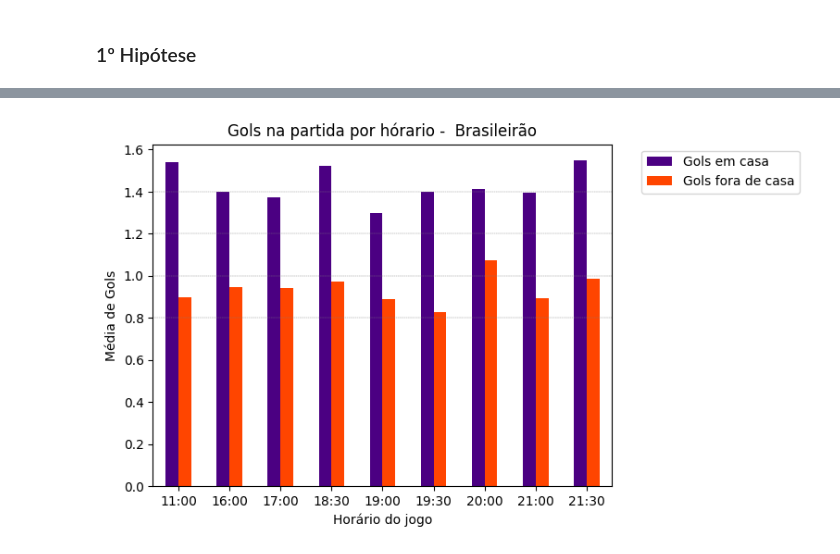
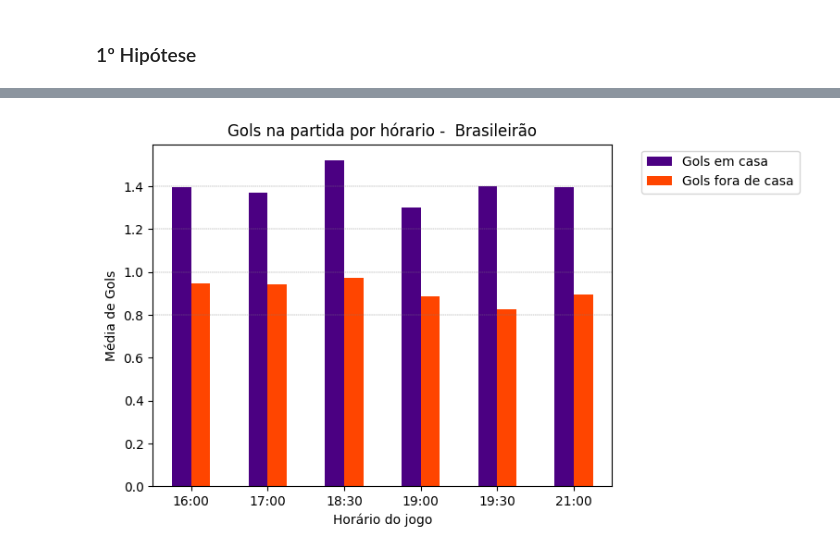
Before and after one commit to GabrielGrub/Trainee_FEA.dev, a Jupyter notebook: Projeto - Futebol Brasileiro/Projeto.ipynb, the cells around one changed output, grey strips where cells are left out. Cells and saved outputs as stored; diff of their text form; code cells hidden in the pictures.

```diff
--- a/Projeto - Futebol Brasileiro/Projeto.ipynb
+++ b/Projeto - Futebol Brasileiro/Projeto.ipynb
@@ -491,7 +492,8 @@ Index(['datetime', 'home_team', 'home_team_state', 'away_team',
 brasileirao['datetime'] = pd.to_datetime(brasileirao['datetime'])
 brasileirao['time'] = brasileirao['datetime'].dt.strftime('%H:%M')
 
-# Removendo a coluna original "datetime" pois não será mais necessária
-brasileirao.drop(columns=['datetime'], inplace=True)
+libertadores['datetime'] = pd.to_datetime(libertadores['datetime'])
+libertadores['time'] = libertadores['datetime'].dt.strftime('%H:%M')
 
-brasileirao.head()
+copa_do_brasil['datetime'] = pd.to_datetime(copa_do_brasil['datetime'])
+copa_do_brasil['time'] = copa_do_brasil['datetime'].dt.strftime('%H:%M')
@@ -516,31 +500,34 @@ plt.show()
 # %%
+# Agrupando o DataFrame 'brasileirao' por time e calculando a média dos gols feitos em casa (home_goal) e fora de casa (away_goal) para cada time
+horarios = brasileirao.groupby('time')[["home_goal","away_goal"]].mean()
+
 # Agrupando o DataFrame 'brasileirao' por time e contando o tamanho de cada grupo, ou seja, a quantidade de jogos disputados por cada time
 tamanho_grupos = brasileirao.groupby('time').size()
 
 # Selecionando apenas os times que têm 30 ou mais jogos disputados
-times_mais_de_30 = tamanho_grupos[tamanho_grupos >= 100].index
+times_mais_de_30 = tamanho_grupos[tamanho_grupos >= 200].index
 
 # Filtrando o DataFrame 'horarios' para conter apenas as médias de gols dos times que têm 100 ou mais jogos disputados
-horarios_filtrados = horarios.loc[times_mais_de_30]
+horarios_filtrados_brasileirao = horarios.loc[times_mais_de_30]
 
 # Plotando um gráfico de barras para visualizar as médias de gols dos times que têm 30 ou mais jogos disputados
-ax = horarios_filtrados.plot(kind='bar', color=['Indigo', 'OrangeRed'])
+ax = horarios_filtrados_brasileirao.plot(kind='bar', color=['Indigo', 'OrangeRed'])
 
 # Personalizando o gráfico com legendas nos eixos
 plt.xlabel('Horário do jogo')
 plt.ylabel('Média de Gols')
 plt.title('Gols na partida por hórario -  Brasileirão')
 plt.xticks(rotation=0)  # Rotação dos rótulos para que sejam exibidos na horizontal
 
 ax.legend(["Gols em casa", "Gols fora de casa"], bbox_to_anchor=(1.05, 1), loc='upper left')
 
 # Adicionando linhas de marcação horizontais
 plt.axhline(y=1.4, color='gray', linestyle='--', lw=0.3)
 plt.axhline(y=1, color='gray', linestyle='--', lw=0.3)
 plt.axhline(y=0.8, color='gray', linestyle='--', lw=0.3)
 plt.axhline(y=1.2, color='gray', linestyle='--', lw=0.3)
 
 # Exibindo o gráfico
 plt.show()
 # %% [output]
-[figure, old version]
+[figure, new version]
```
Also changed, not shown: parts of 12 cells of this notebook.
